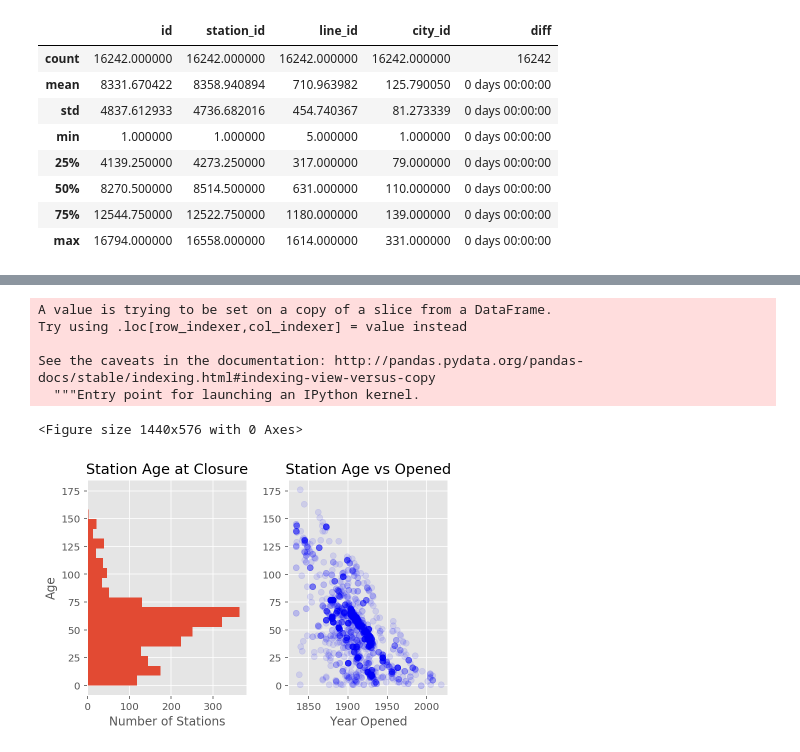
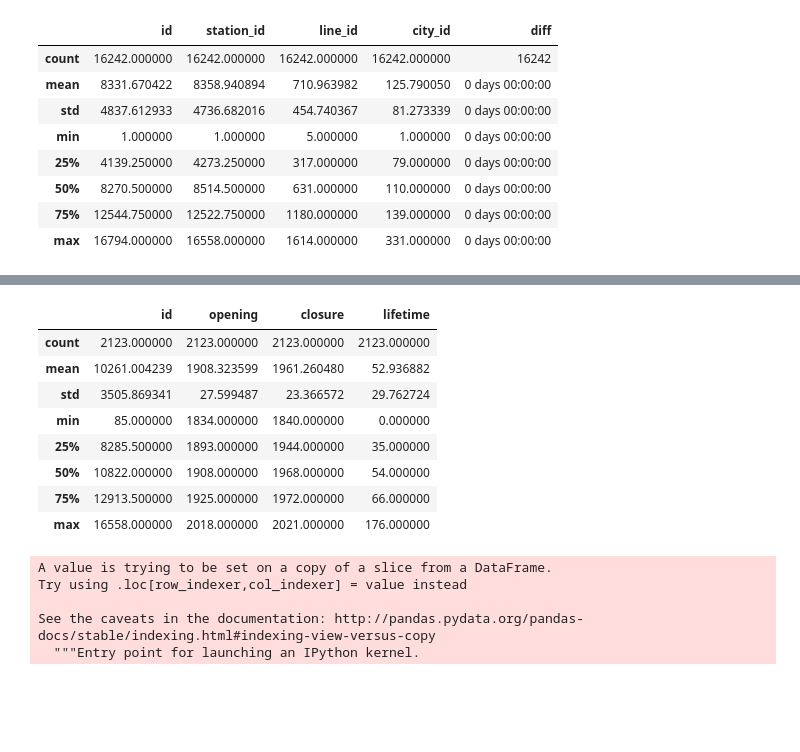
Before and after one commit to Cynz300/transit-lines-casestudy, a Jupyter notebook: transit_ig.ipynb, the cells around one changed output, grey strips where cells are left out. Drawn from its saved outputs; the diff is of its cells as text; code cells hidden in the pictures; blank space fills up the shorter version.

```diff
--- a/transit_ig.ipynb
+++ b/transit_ig.ipynb
@@ -268,3 +286,15 @@ st_lifetime = st_1[['id', 'geometry', 'opening', 'closure', 'lifetime']]
+# %%
+st_lifetime.describe()
+# %% [output]
+|  | id | opening | closure | lifetime |
+| count | 2123.000000 | 2123.000000 | 2123.000000 | 2123.000000 |
+| mean | 10261.004239 | 1908.323599 | 1961.260480 | 52.936882 |
+| std | 3505.869341 | 27.599487 | 23.366572 | 29.762724 |
+| min | 85.000000 | 1834.000000 | 1840.000000 | 0.000000 |
+| 25% | 8285.500000 | 1893.000000 | 1944.000000 | 35.000000 |
+| 50% | 10822.000000 | 1908.000000 | 1968.000000 | 54.000000 |
+| 75% | 12913.500000 | 1925.000000 | 1972.000000 | 66.000000 |
+| max | 16558.000000 | 2018.000000 | 2021.000000 | 176.000000 |
 # %%
 st_lifetime['long']=st_lifetime['geometry'].apply(lambda x: x.split('POINT(')[1].split(' ')[0])
 st_lifetime['lat']= st_lifetime['geometry'].apply(lambda x: x.split('POINT(')[1].split(' ')[1].split(')')[0])
@@ -274,23 +304,6 @@ Try using .loc[row_indexer,col_indexer] = value instead
 
 See the caveats in the documentation: http://pandas.pydata.org/pandas-docs/stable/indexing.html#indexing-view-versus-copy
   """Entry point for launching an IPython kernel.
-# %%
-st_lifetime = st_lifetime[['id', 'long', 'lat', 'opening', 'closure', 'lifetime']]
-
-plt.figure(figsize = (20,8))
-fig, axs = plt.subplots(1,2)
-axs[0].hist(st_lifetime['lifetime'], bins = 20, orientation = 'horizontal')
-axs[0].set_title("Station Age at Closure")
-axs[0].set_ylabel("Age")
-axs[0].set_xlabel("Number of Stations")
-axs[1].scatter(st_lifetime['opening'], st_lifetime['lifetime'], color = 'blue', alpha = 0.1)
-axs[1].set_title("Station Age vs Opened")
-axs[1].set_xlabel("Year Opened")
-fig.tight_layout()
-plt.savefig('png/worldwide_station_age.png')
-# %% [output]
-<Figure size 1440x576 with 0 Axes>
-[figure, removed]
 # %%
 id_country = pd.DataFrame({'city_id': cities.id, 'country': cities.country, 'name': cities.name})
 station_id = stations.merge(id_country, on = 'city_id')
```
Also changed, not shown: parts of 2 cells of this notebook, 2 other files.
